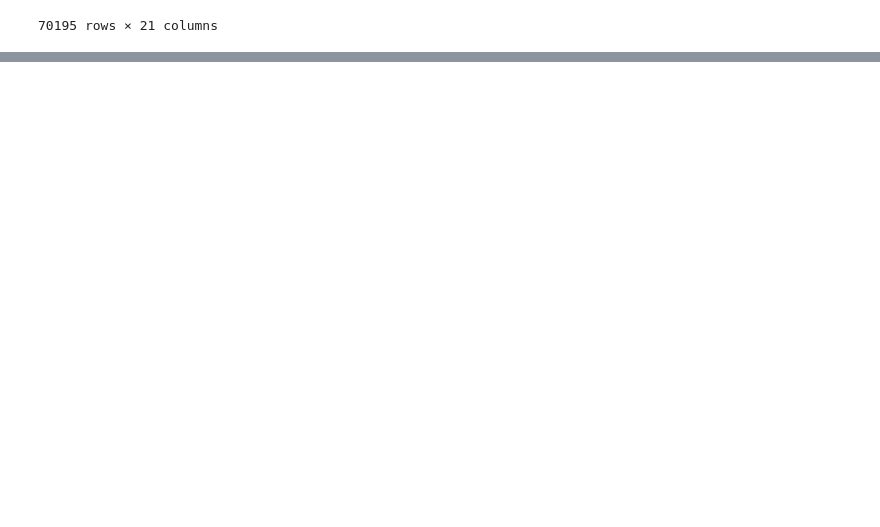
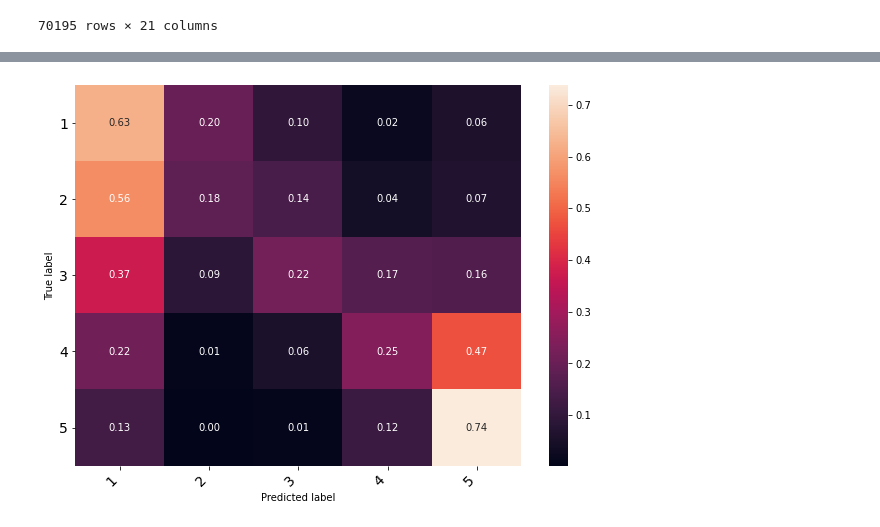
Before and after one commit to shimonanarang/GoogleLocal, a Jupyter notebook: Aneek/conv_1d.ipynb, the cells around one changed output, grey strips where cells are left out. Cells and saved outputs as stored; diff of their text form; code cells hidden in the pictures; blank space fills up the shorter version.

```diff
--- a/Aneek/conv_1d.ipynb
+++ b/Aneek/conv_1d.ipynb
@@ -100,0 +107,44 @@ score, acc = model.evaluate(encoded_test_reviews, test_ratings)
+# %%
+prob_test = np.round(model.predict(encoded_test_reviews))
+prob_test = pd.DataFrame(data = prob_test, columns = ['1', '2', '3','4','5'])
+prob_test = prob_test.idxmax(axis = 1)
+
+test_ratings_df = pd.DataFrame(data = test_ratings, columns = ['1', '2', '3','4','5'])
+y_test_label = test_ratings_df.idxmax(axis = 1)
+# %%
+
+# Calculate confusion matrix
+confusion_matrix_dnn = confusion_matrix(y_true = y_test_label,
+                    y_pred = prob_test)
+
+# Turn matrix to percentages
+confusion_matrix_dnn = confusion_matrix_dnn.astype('float') / confusion_matrix_dnn.sum(axis=1)[:, np.newaxis]
+
+# Turn to dataframe
+df_cm = pd.DataFrame(
+        confusion_matrix_dnn, index=['1', '2', '3','4','5'],
+         columns=['1', '2', '3','4','5'],
+)
+
+# Parameters of the image
+figsize = (10,7)
+fontsize=14
+
+# Create image
+fig = plt.figure(figsize=figsize)
+heatmap = sns.heatmap(df_cm, annot=True, fmt='.2f')
+
+# Make it nicer
+heatmap.yaxis.set_ticklabels(heatmap.yaxis.get_ticklabels(), rotation=0,
+                             ha='right', fontsize=fontsize)
+heatmap.xaxis.set_ticklabels(heatmap.xaxis.get_ticklabels(), rotation=45,
+                             ha='right', fontsize=fontsize)
+
+# Add labels
+plt.ylabel('True label')
+plt.xlabel('Predicted label')
+
+# Plot!
+plt.show()
+# %% [output]
+[figure, added]
```
Also changed, not shown: parts of 7 cells of this notebook, 1 other file.
